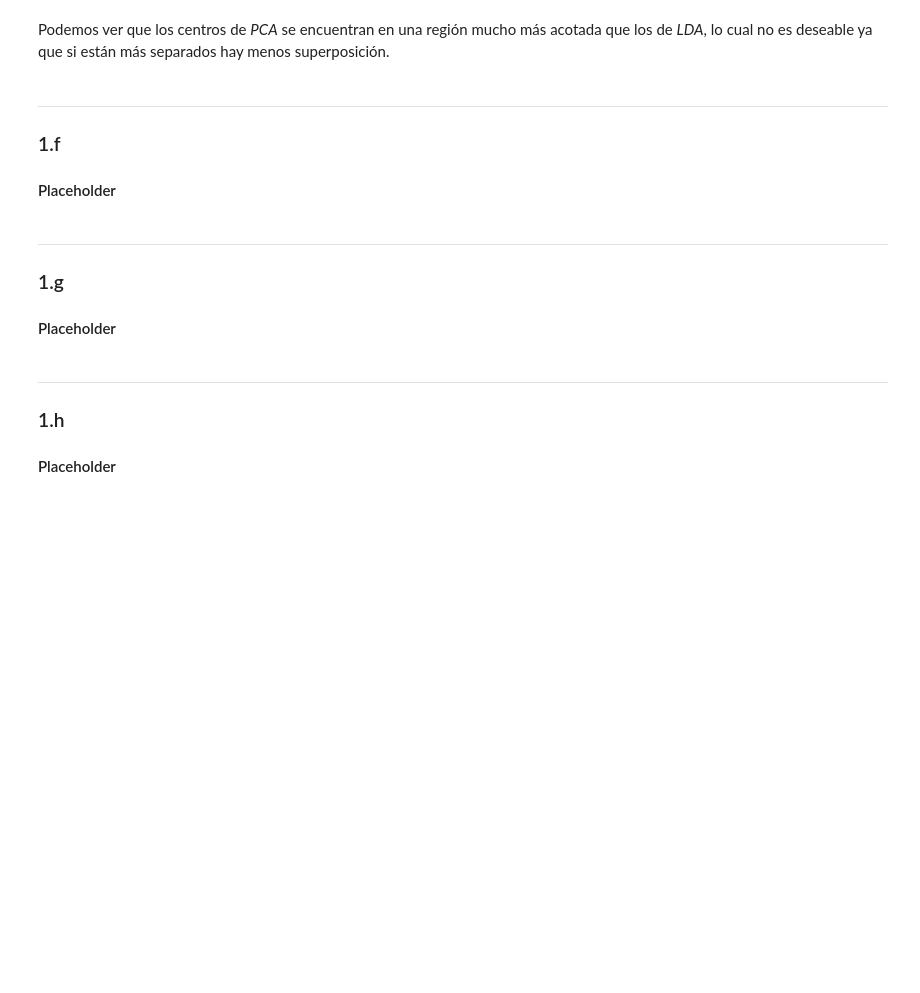
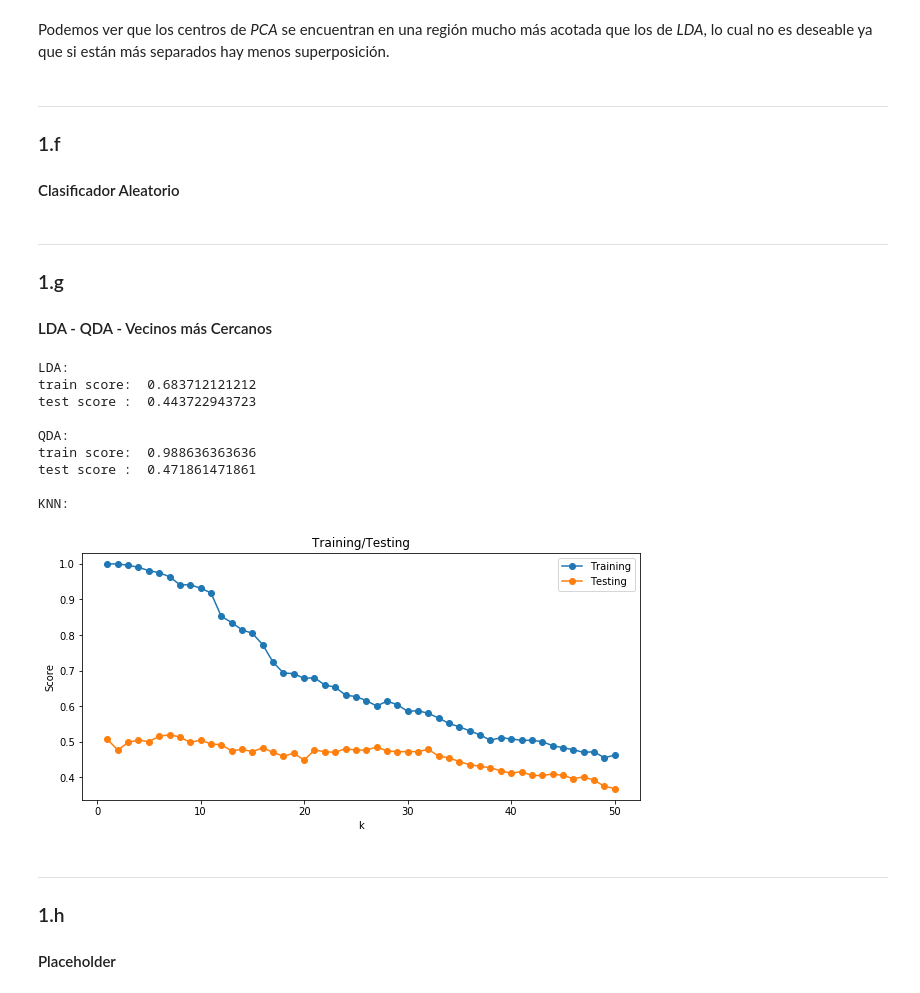
Before and after one commit to vlizanae/INF393, a Jupyter notebook: tarea-2/tarea-2.ipynb, the cells around one changed output. Cells and saved outputs as stored; diff of their text form; code cells hidden in the pictures; blank space fills up the shorter version.

```diff
--- a/tarea-2/tarea-2.ipynb
+++ b/tarea-2/tarea-2.ipynb
@@ -36,8 +47,8 @@ from sklearn import discriminant_analysis as da
 # %%
 train_data_url = "http://statweb.stanford.edu/~hastie/ElemStatLearn/datasets/vowel.train"
 test_data_url = "http://statweb.stanford.edu/~hastie/ElemStatLearn/datasets/vowel.test"
-train_data_f = req.urlretrieve(train_data_url, "train_data.csv")
-test_data_f = req.urlretrieve(test_data_url, "test_data.csv")
-train_df = pd.DataFrame.from_csv('train_data.csv',header=0,index_col=0)
-test_df = pd.DataFrame.from_csv('test_data.csv',header=0,index_col=0)
+train_data_f = req.urlretrieve(train_data_url, "train_data_1.csv")
+test_data_f = req.urlretrieve(test_data_url, "test_data_1.csv")
+train_df_1 = pd.DataFrame.from_csv('train_data_1.csv',header=0,index_col=0)
+test_df_1 = pd.DataFrame.from_csv('test_data_1.csv',header=0,index_col=0)
 # %%
@@ -92,11 +103,11 @@ Todas las clases tienen la misma proporción $\left(\frac{1}{11}\right)$, por lo
 
 #### Preprocesamiento
 # %%
-X = train_df.loc[:,'x.1':'x.10'].values
-y = train_df.loc[:,'y'].values
+X_1 = train_df_1.loc[:,'x.1':'x.10'].values
+y_1 = train_df_1.loc[:,'y'].values
 
-sscaler = skpp.StandardScaler().fit(X)
-X_std = sscaler.transform(X)
+sscaler = skpp.StandardScaler().fit(X_1)
+X_1_std = sscaler.transform(X_1)
 # %% [markdown]
 ---
 ### 1.c
@@ -176,12 +188,63 @@ Podemos ver que los centros de _PCA_ se encuentran en una región mucho más aco
 ---
 ### 1.f
 
-#### Placeholder
+#### Clasificador Aleatorio
 # %% [markdown]
 ---
 ### 1.g
 
-#### Placeholder
+#### LDA - QDA - Vecinos más Cercanos
+# %%
+X_1_test = test_df_1.loc[:,'x.1':'x.10'].values
+y_1_test = test_df_1.loc[:,'y'].values
+X_1_std_test = sscaler.transform(X_1_test)
+
+lda_model = skda.LinearDiscriminantAnalysis()
+lda_model.fit(X_1_std,y_1)
+
+print("LDA:")
+print("train score: ", lda_model.score(X_1_std,y_1))
+print("test score : ", lda_model.score(X_1_std_test,y_1_test))
+print()
+
+qda_model = skda.QuadraticDiscriminantAnalysis()
+qda_model.fit(X_1_std,y_1)
+
+print("QDA:")
+print("train score: ", qda_model.score(X_1_std,y_1))
+print("test score : ", qda_model.score(X_1_std_test,y_1_test))
+print()
+
+print("KNN:")
+knn_scores_training = []
+knn_scores_testing = []
+
+k = range(1,51)
+for c in k:
+    knn_model = skng.KNeighborsClassifier(n_neighbors=c)
+    knn_model.fit(X_1_std,y_1)
+    knn_scores_training.append(knn_model.score(X_1_std,y_1))
+    knn_scores_testing.append(knn_model.score(X_1_std_test,y_1_test))
+
+plt.figure(figsize=(10,10))
+plt.subplot(211)
+plt.xlabel("k")
+plt.ylabel("Score")
+plt.title("Training/Testing")
+plt.plot(k,knn_scores_training, '-o',k,knn_scores_testing, '-o')
+plt.legend(("Training", "Testing"), loc = "upper right")
+plt.show()
+# %% [output]
+LDA:
+train score:  0.683712121212
+test score :  0.443722943723
+
+QDA:
+train score:  0.988636363636
+test score :  0.471861471861
+
+KNN:
+[figure, added]
 # %% [markdown]
 ---
 ### 1.h
```
Also changed, not shown: parts of 34 cells of this notebook, 4 other files.
